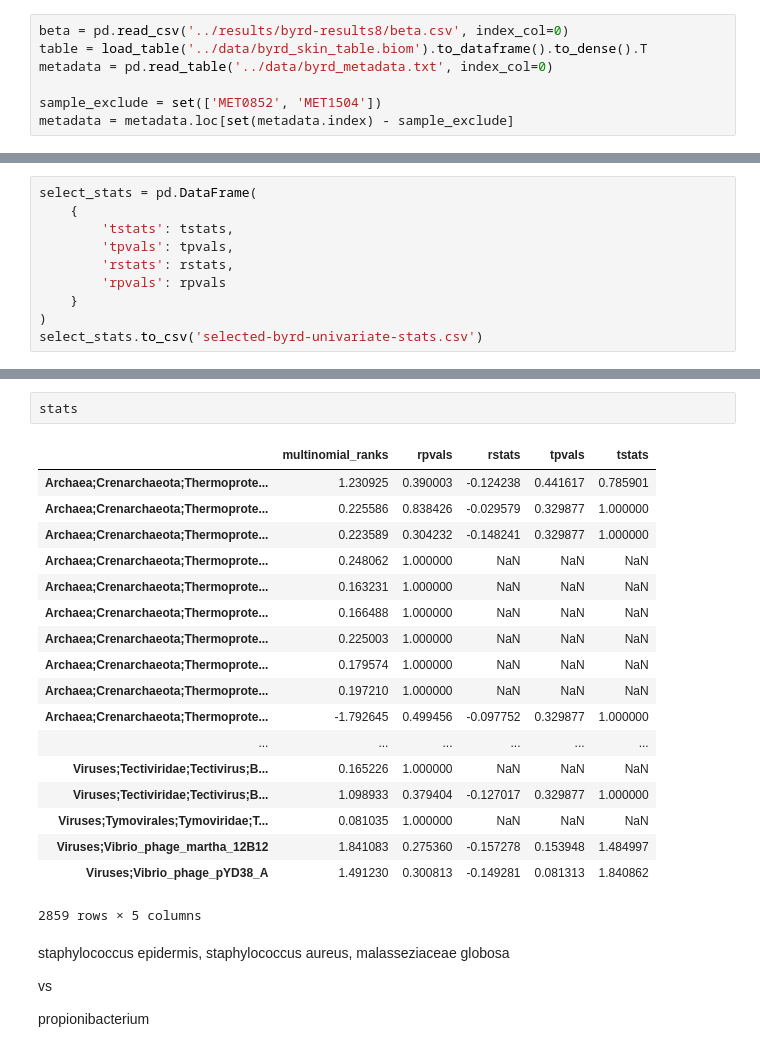
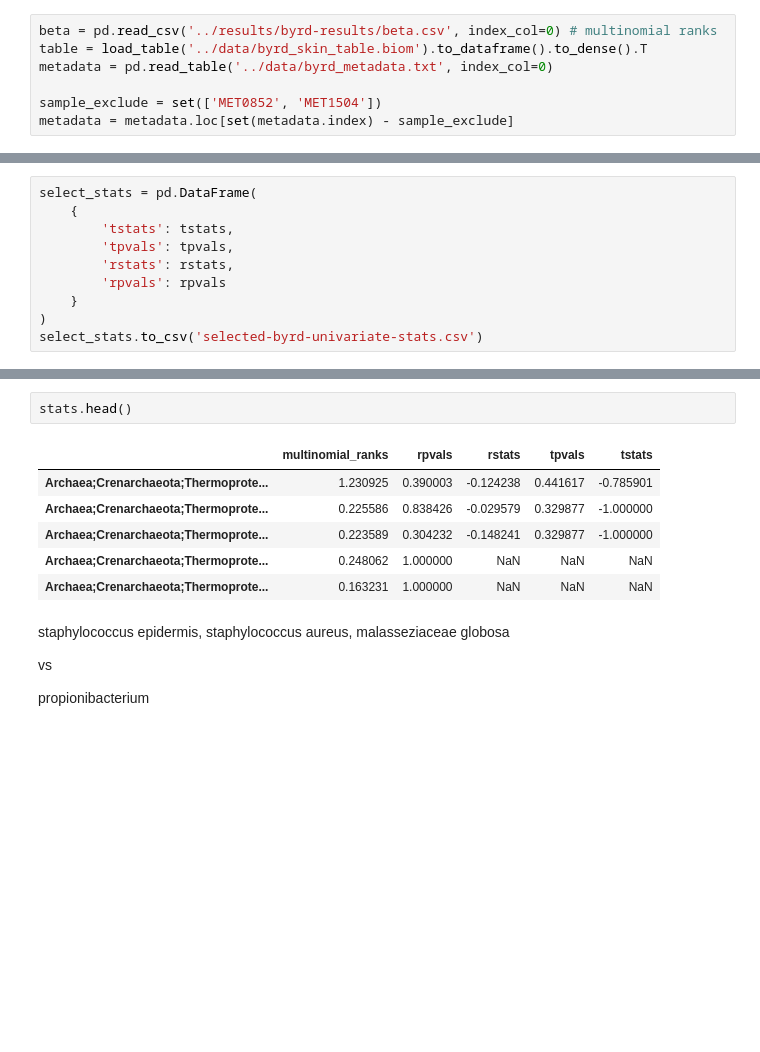
Before and after one commit to knightlab-analyses/reference-frames, a Jupyter notebook: ipynb/Figure3.ipynb, the cells around one changed output, grey strips where cells are left out. Drawn from its saved outputs; the diff is of its cells as text; blank space fills up the shorter version.

```diff
--- a/ipynb/Figure3.ipynb
+++ b/ipynb/Figure3.ipynb
@@ -12,5 +15,5 @@ import matplotlib.gridspec as gridspec
 # %%
-beta = pd.read_csv('../results/byrd-results8/beta.csv', index_col=0)
+beta = pd.read_csv('../results/byrd-results/beta.csv', index_col=0) # multinomial ranks
 table = load_table('../data/byrd_skin_table.biom').to_dataframe().to_dense().T
 metadata = pd.read_table('../data/byrd_metadata.txt', index_col=0)
 
@@ -130,26 +133,14 @@ fig.savefig('figure3/byrd-post-flare-ranks.png')
 # %% [output]
 [figure]
 # %%
-stats
+stats.head()
 # %% [output]
 |  | multinomial_ranks | rpvals | rstats | tpvals | tstats |
-| Archaea;Crenarchaeota;Thermoprote... | 1.230925 | 0.390003 | -0.124238 | 0.441617 | 0.785901 |
-| Archaea;Crenarchaeota;Thermoprote... | 0.225586 | 0.838426 | -0.029579 | 0.329877 | 1.000000 |
-| Archaea;Crenarchaeota;Thermoprote... | 0.223589 | 0.304232 | -0.148241 | 0.329877 | 1.000000 |
+| Archaea;Crenarchaeota;Thermoprote... | 1.230925 | 0.390003 | -0.124238 | 0.441617 | -0.785901 |
+| Archaea;Crenarchaeota;Thermoprote... | 0.225586 | 0.838426 | -0.029579 | 0.329877 | -1.000000 |
+| Archaea;Crenarchaeota;Thermoprote... | 0.223589 | 0.304232 | -0.148241 | 0.329877 | -1.000000 |
 | Archaea;Crenarchaeota;Thermoprote... | 0.248062 | 1.000000 | NaN | NaN | NaN |
 | Archaea;Crenarchaeota;Thermoprote... | 0.163231 | 1.000000 | NaN | NaN | NaN |
-| Archaea;Crenarchaeota;Thermoprote... | 0.166488 | 1.000000 | NaN | NaN | NaN |
-| Archaea;Crenarchaeota;Thermoprote... | 0.225003 | 1.000000 | NaN | NaN | NaN |
-| Archaea;Crenarchaeota;Thermoprote... | 0.179574 | 1.000000 | NaN | NaN | NaN |
-| Archaea;Crenarchaeota;Thermoprote... | 0.197210 | 1.000000 | NaN | NaN | NaN |
-| Archaea;Crenarchaeota;Thermoprote... | -1.792645 | 0.499456 | -0.097752 | 0.329877 | 1.000000 |
-| ... | ... | ... | ... | ... | ... |
-| Viruses;Tectiviridae;Tectivirus;B... | 0.165226 | 1.000000 | NaN | NaN | NaN |
-| Viruses;Tectiviridae;Tectivirus;B... | 1.098933 | 0.379404 | -0.127017 | 0.329877 | 1.000000 |
-| Viruses;Tymovirales;Tymoviridae;T... | 0.081035 | 1.000000 | NaN | NaN | NaN |
-| Viruses;Vibrio_phage_martha_12B12 | 1.841083 | 0.275360 | -0.157278 | 0.153948 | 1.484997 |
-| Viruses;Vibrio_phage_pYD38_A | 1.491230 | 0.300813 | -0.149281 | 0.081313 | 1.840862 |
-2859 rows × 5 columns
 # %% [markdown]
 staphylococcus epidermis,
 staphylococcus aureus,
```
Also changed, not shown: parts of 11 cells of this notebook, 7 other files.
